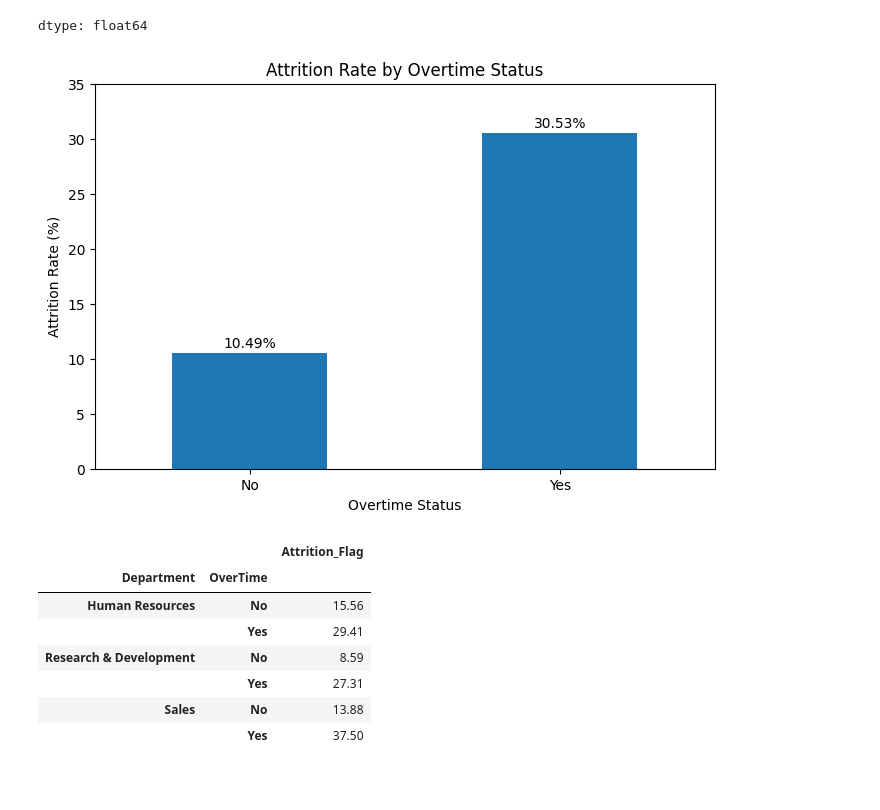
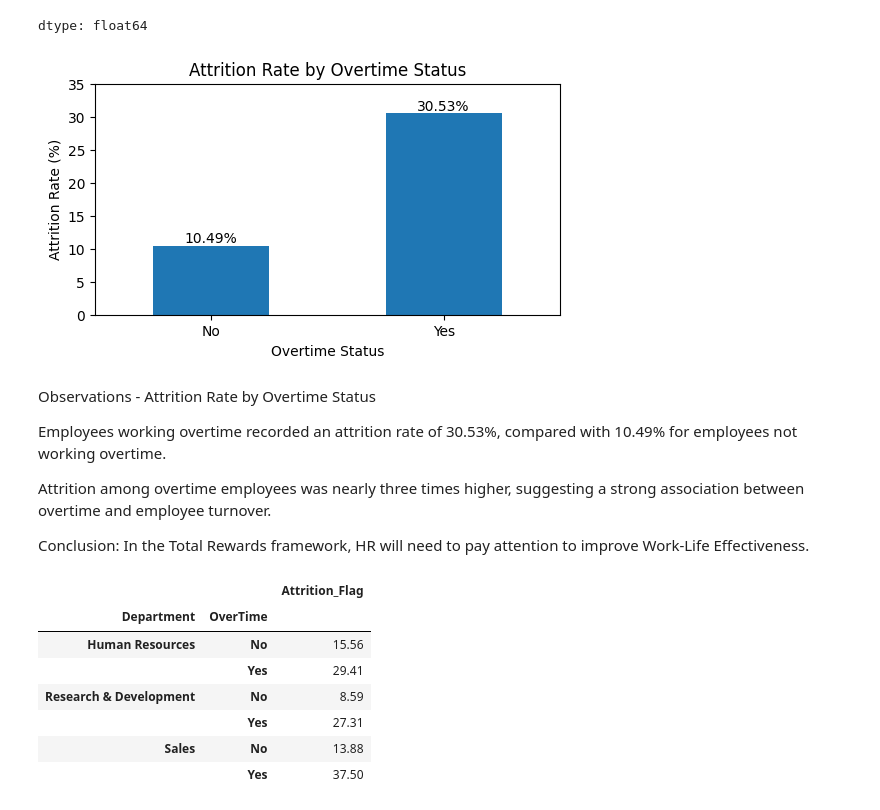
Before and after one commit to Jamieho1602/IBM-HR-Analytics-Overview, a Jupyter notebook: IBM_HR_Analytics.ipynb, the cells around one changed output. Saved outputs shown, nothing was run; the diff lists cells and outputs as text; code cells hidden in the pictures; blank space fills up the shorter version.

```diff
--- a/IBM_HR_Analytics.ipynb
+++ b/IBM_HR_Analytics.ipynb
@@ -952,23 +1025,33 @@ dtype: float64
 # %%
 overtime_attrition = hr_data.groupby('OverTime')['Attrition_Flag'].mean() * 100
 ax = overtime_attrition.plot(
     kind='bar',
     figsize=(6, 3
              ),
     title='Attrition Rate by Overtime Status'
 )
 
 # Display percentage above each bar
 for i, value in enumerate(overtime_attrition):
     plt.text(i, value + 0.5, f'{value:.2f}%', ha='center')
 
 plt.xlabel('Overtime Status')
 plt.ylabel('Attrition Rate (%)')
 plt.xticks(rotation=0)
-plt.ylim(0, 35)
+plt.ylim(0, 35
+
+         )
 plt.show()
 # %% [output]
-[figure, old version]
+[figure, new version]
+# %% [markdown]
+Observations - Attrition Rate by Overtime Status
+
+Employees working overtime recorded an attrition rate of 30.53%, compared with 10.49% for employees not working overtime.
+
+Attrition among overtime employees was nearly three times higher, suggesting a strong association between overtime and employee turnover.
+
+Conclusion: In the Total Rewards framework, HR will need to pay attention to improve Work-Life Effectiveness.
 # %%
 # Research Question 3.2 - Step 1
 # Calculate overtime attrition rates by department
```
Also changed, not shown: parts of 10 cells of this notebook.
